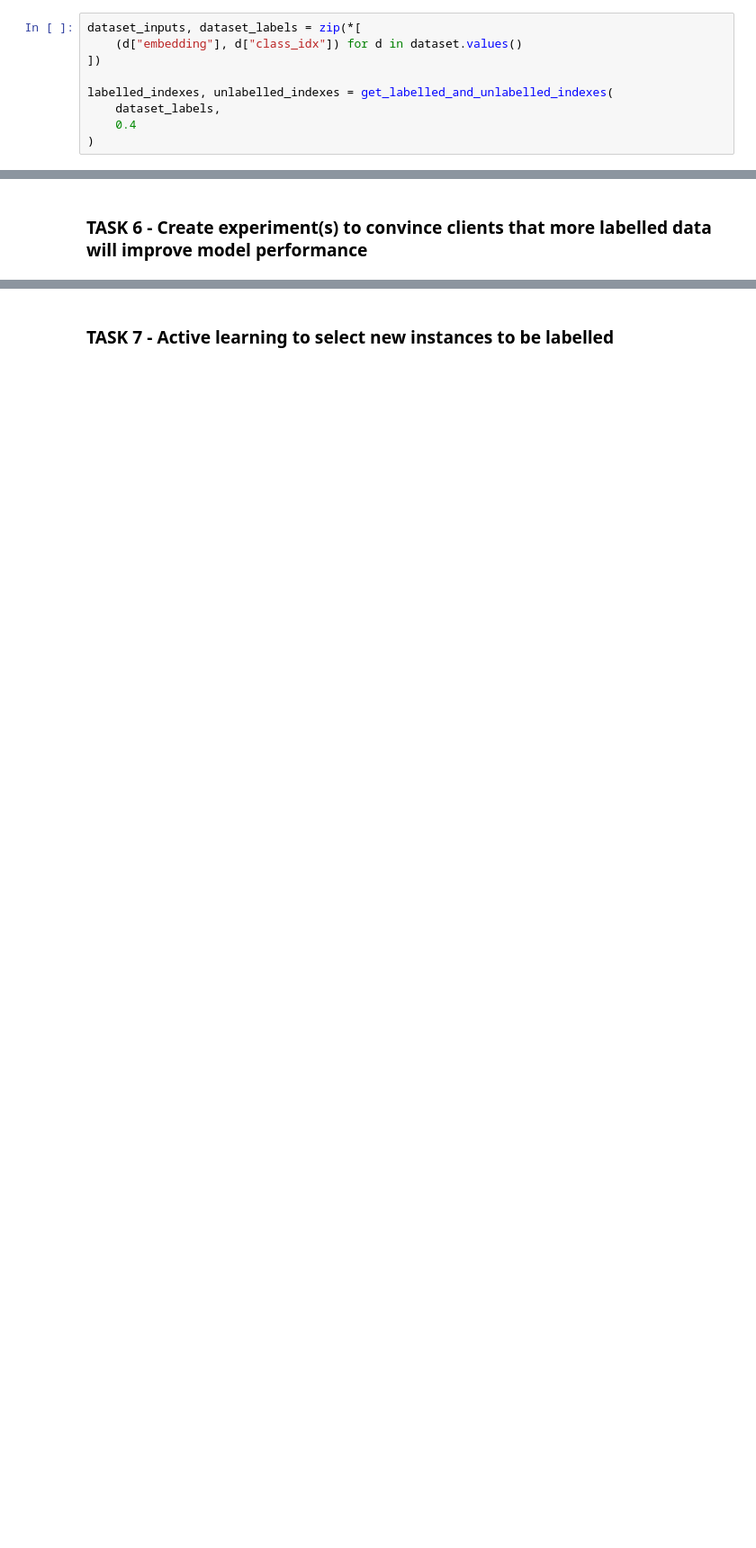
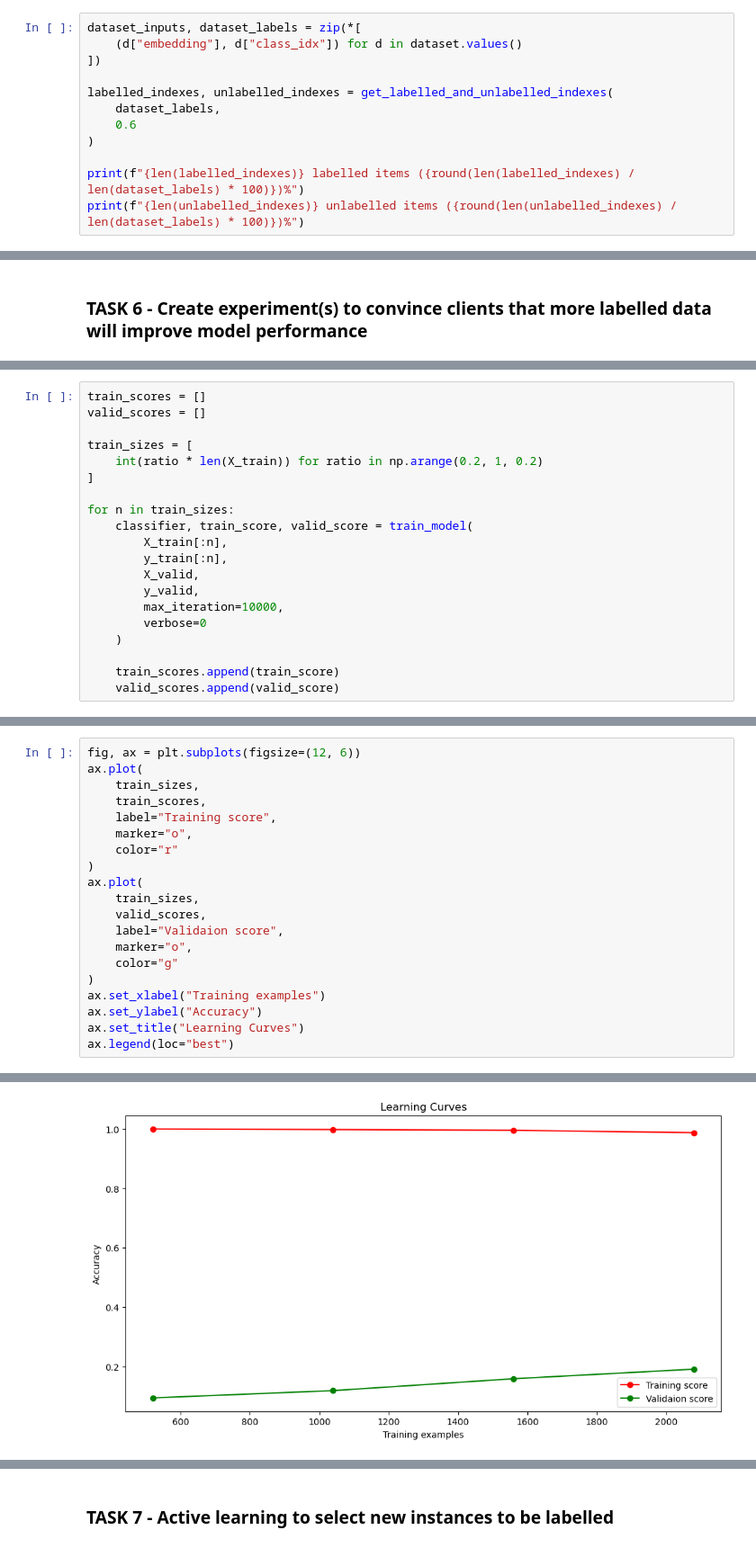
Before and after one commit to bouchardi/cars_dataset, a Jupyter notebook: Cars Dataset.ipynb, the cells around one changed output, grey strips where cells are left out. Shown at 90% size. Saved outputs shown, nothing was run; the diff lists cells and outputs as text; blank space fills up the shorter version.

```diff
--- a/Cars Dataset.ipynb
+++ b/Cars Dataset.ipynb
@@ -164,5 +182,8 @@ dataset_inputs, dataset_labels = zip(*[
 
 labelled_indexes, unlabelled_indexes = get_labelled_and_unlabelled_indexes(
     dataset_labels,
-    0.4
+    0.6
 )
+
+print(f"{len(labelled_indexes)} labelled items ({round(len(labelled_indexes) / len(dataset_labels) * 100)})%")
+print(f"{len(unlabelled_indexes)} unlabelled items ({round(len(unlabelled_indexes) / len(dataset_labels) * 100)})%")
@@ -250,0 +307,20 @@ print(score)
+# %%
+train_scores = []
+valid_scores = []
+
+train_sizes = [
+    int(ratio * len(X_train)) for ratio in np.arange(0.2, 1, 0.2)
+]
+
+for n in train_sizes:
+    classifier, train_score, valid_score = train_model(
+        X_train[:n],
+        y_train[:n],
+        X_valid,
+        y_valid,
+        max_iteration=10000,
+        verbose=0
+    )
+
+    train_scores.append(train_score)
+    valid_scores.append(valid_score)
@@ -250,0 +332,21 @@ print(score)
+# %%
+fig, ax = plt.subplots(figsize=(12, 6))
+ax.plot(
+    train_sizes,
+    train_scores,
+    label="Training score",
+    marker="o",
+    color="r"
+)
+ax.plot(
+    train_sizes,
+    valid_scores,
+    label="Validaion score",
+    marker="o",
+    color="g"
+)
+ax.set_xlabel("Training examples")
+ax.set_ylabel("Accuracy")
+ax.set_title("Learning Curves")
+ax.legend(loc="best")
+# %% [output]
@@ -250,0 +354 @@ print(score)
+[figure, added]
```
Also changed, not shown: parts of 16 cells of this notebook.
